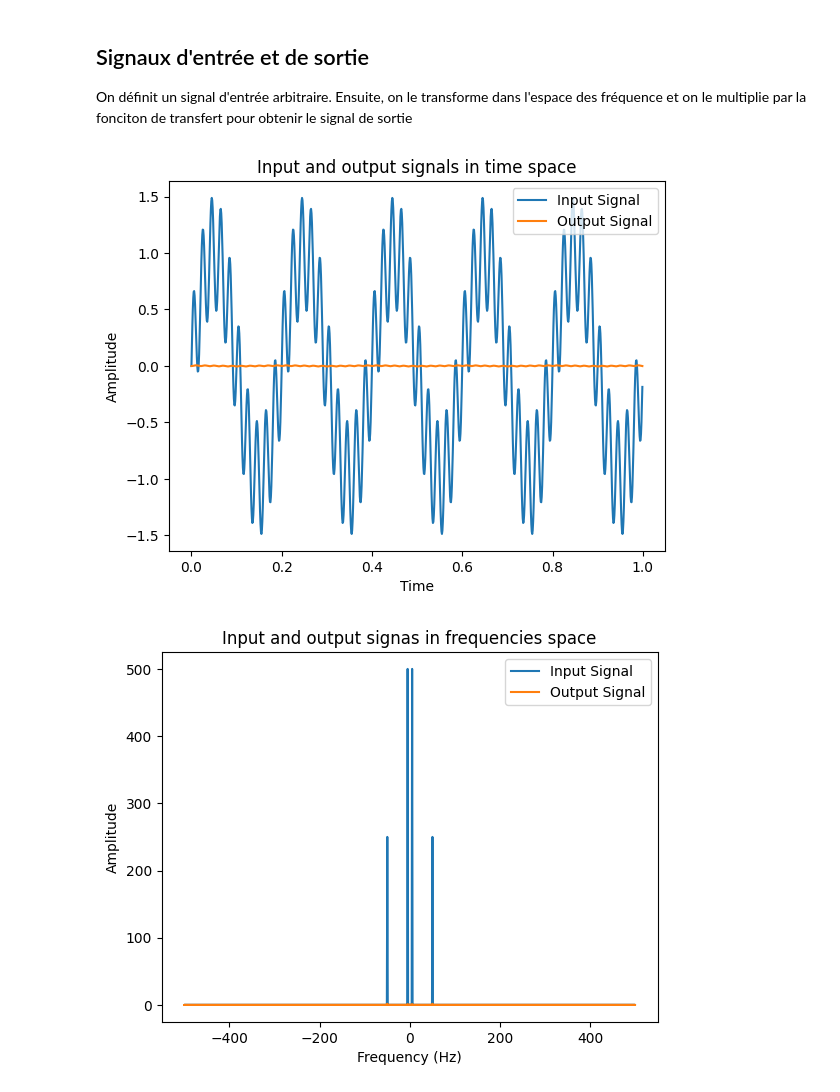
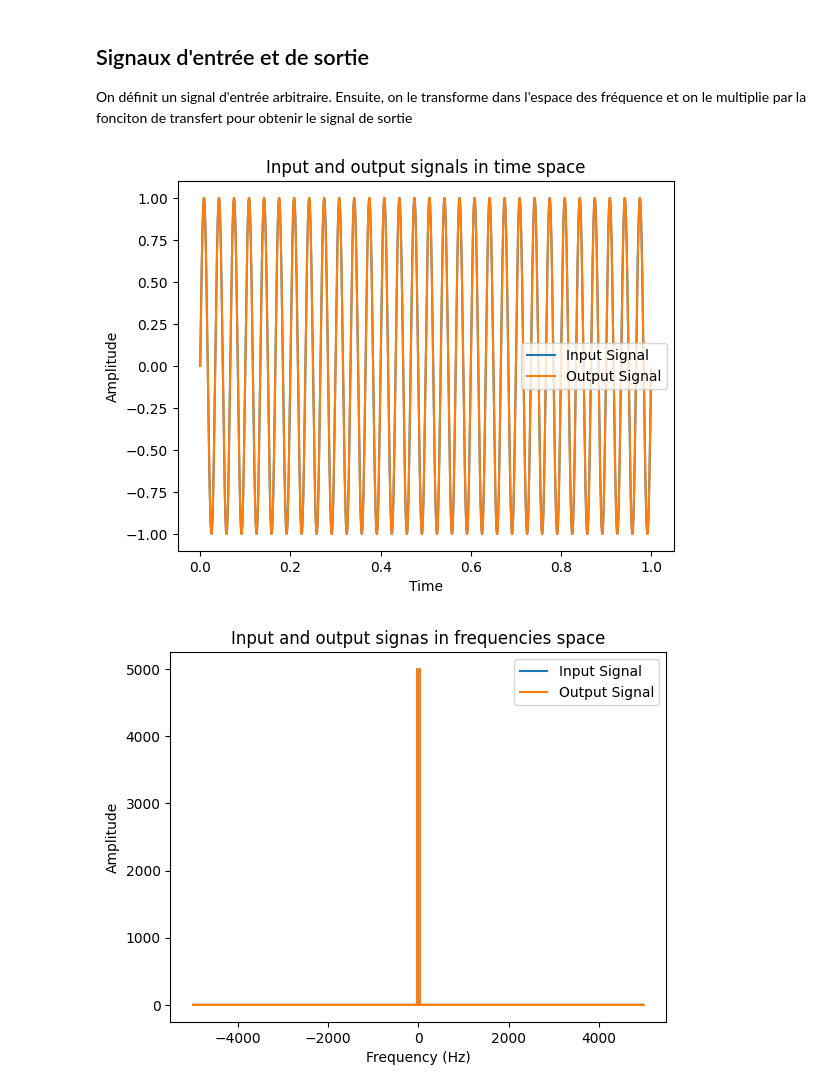
Before and after one commit to francisbpolymtl/TechExEquipe1, a Jupyter notebook: Mandat2/Simulations/plotSignals.ipynb, the cells around one changed output. Drawn from its saved outputs; the diff is of its cells as text; code cells hidden in the pictures.

```diff
--- a/Mandat2/Simulations/plotSignals.ipynb
+++ b/Mandat2/Simulations/plotSignals.ipynb
@@ -30,14 +31,14 @@ def transfer_function(f, f0, Q):
     x= w/w0
     return 1/(1+1.j*Q*(x-1/(x+1e-16)))
 
-N = 1000 # number of points
+N = 10000 # number of points
 
 t = np.linspace(0, 1, N, endpoint=False) # Definition of time vector
 frequencies = np.fft.fftfreq(len(t), d=t[1]-t[0]) # Definition of associated frequencies vector
 
 # Parameters of transfer function
-Q = 100
-f0 = 25
+Q = 30
+f0 = 30
 
 TF_values = transfer_function(frequencies, f0, Q) # Calculation of trnasfert function (TF :TransferFunction)
 transNorm = np.absolute(TF_values)
@@ -48,12 +49,11 @@ transAngle = np.angle(TF_values)
 # Plot the Bode diagrams
 plt.figure()
 plt.loglog(frequencies, transNorm)
-plt.xscale('log')
-plt.yscale('log')
+plt.ylim(0.0001, 2)
 plt.title('Magnitude Response of RLC Band-pass Filter')
 plt.xlabel('Frequency (Hz)')
 plt.ylabel('Magnitude')
-plt.grid(which='both', axis='both')
+# plt.grid(which='both', axis='both')
 
 plt.figure()
 plt.semilogx(frequencies, transAngle)
@@ -61,6 +61,6 @@ plt.xscale('log')
 plt.title('Phase Response of RLC Band-pass Filter' )
 plt.xlabel('Frequency (Hz)')
 plt.ylabel('Phase (radians)')
-plt.grid(which='both', axis='both')
+# plt.grid(which='both', axis='both')
 plt.show()
 # %% [output]
@@ -71,39 +71,48 @@ plt.show()
 On définit un signal d'entrée arbitraire. Ensuite, on le transforme dans l'espace des fréquence et on le multiplie par la fonciton de transfert pour obtenir le signal de sortie
 # %%
 # Generate input signal
-input_signal = np.sin(2 * np.pi * 5 * t) + 0.5 * np.sin(2 * np.pi * 50 * t)
+
+input_signal = np.sin(2*np.pi*30*t) # Sin pur
+
+# input_signal = np.sin(2 * np.pi * 5 * t) + 0.5 * np.sin(2 * np.pi * 50 * t)  # Combinaison de sin
+
+# input_signal = np.random.normal(0, 1, N) # White noise
+
+# frequency_start = 5  # Starting frequency in Hz
+# frequency_end = 1000  # Ending frequency in Hz
+# input_signal = chirp(t, f0=frequency_start, f1=frequency_end, t1=1, method='linear') # Chirp
 
 # Apply the Fourier transform to the input signal
 input_signal_freq = np.fft.fft(input_signal)
 
 # Apply the transfer function to the input signal in the frequency domain
 output_signal_freq = input_signal_freq * TF_values
 
 # Convert the output signal back to the time domain
 output_signal = np.real(np.fft.ifft(output_signal_freq))
 
 # Plot the signals in time and frequencies spaces
 # Time space
 plt.figure()
 plt.plot(t, input_signal, label='Input Signal')
 plt.plot(t, output_signal, label='Output Signal')
 plt.title('Input and output signals in time space')
 plt.xlabel('Time')
 plt.ylabel('Amplitude')
 plt.legend()
 # Frequencies space
 plt.figure()
 plt.plot(frequencies, np.absolute(input_signal_freq), label='Input Signal')
 plt.plot(frequencies, np.absolute(output_signal_freq),label='Output Signal')
 plt.title('Input and output signas in frequencies space')
 plt.xlabel('Frequency (Hz)')
 plt.ylabel('Amplitude')
 plt.legend()
 
 plt.show()
 # %% [output]
-[figure, old version]
+[figure, new version]
-[figure, old version]
+[figure, new version]
 # %% [markdown]
 ## Simulation de la fonction de transfert
 On essaie de regénérer la fonction de transfert à partir des signaux d'entrées et de sorties dans l'espace des fréquences en sachant que
```
Also changed, not shown: parts of 4 cells of this notebook, 2 other files.
